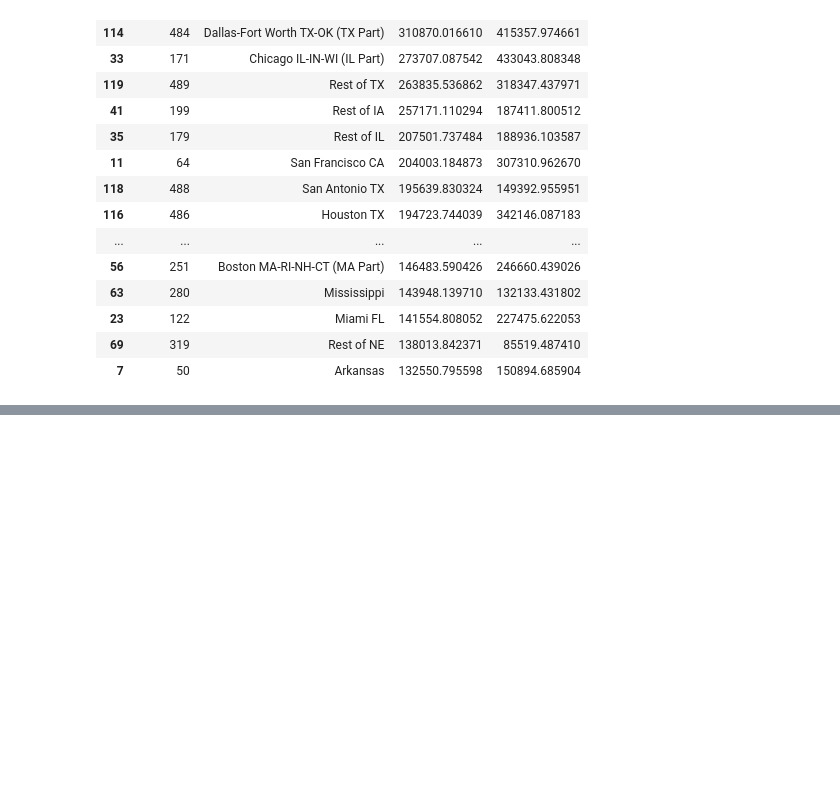
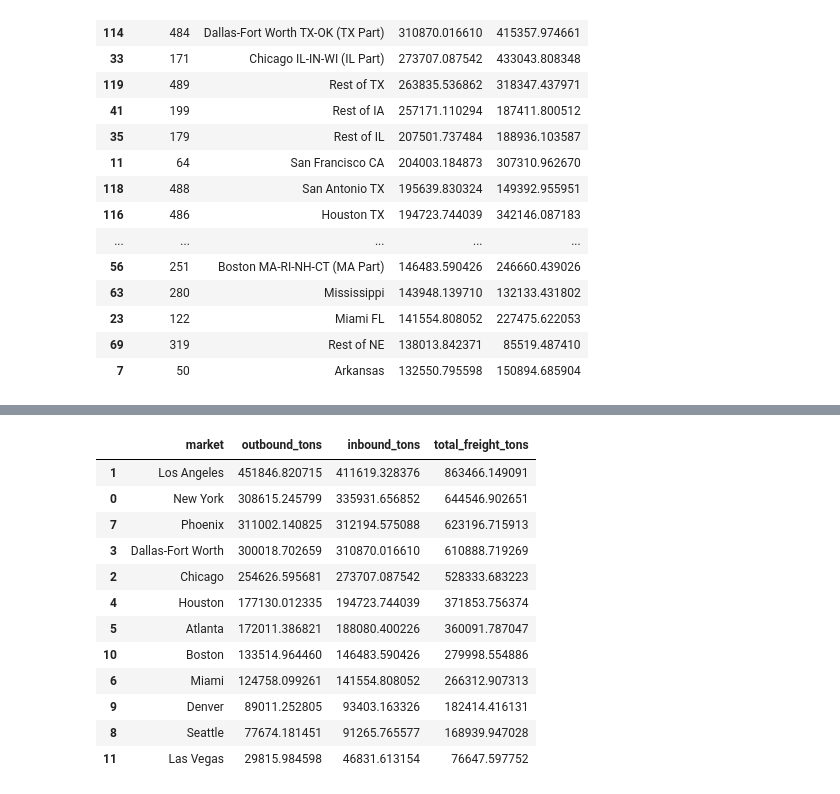
Before and after one commit to Ansarss/Ai_learning_experiments, a Jupyter notebook: Optimization_Techniques_Exercise_.ipynb, the cells around one changed output, grey strips where cells are left out. Drawn from its saved outputs; the diff is of its cells as text; code cells hidden in the pictures; blank space fills up the shorter version.

```diff
--- a/Optimization_Techniques_Exercise_.ipynb
+++ b/Optimization_Techniques_Exercise_.ipynb
@@ -625,0 +628,15 @@ destination_summary.head(25)
+# %%
+region_to_faf = {
+    "New York": [341, 363],       # NJ part + NY part
+    "Los Angeles": [61],
+    "Chicago": [171],
+    "Dallas-Fort Worth": [484],
+    "Houston": [486],
+    "Atlanta": [131],
+    "Miami": [122],
+    "Phoenix": [41],
+    "Seattle": [531],
+    "Denver": [81],
+    "Boston": [251],
+    "Las Vegas": [321]
+}
@@ -625,0 +667,40 @@ destination_summary.head(25)
+# %%
+market_freight = []
+
+for market, codes in region_to_faf.items():
+
+    outbound = origin_summary[
+        origin_summary["dms_orig"].isin(codes)
+    ]["total_tons"].sum()
+
+    inbound = destination_summary[
+        destination_summary["dms_dest"].isin(codes)
+    ]["total_tons"].sum()
+
+    market_freight.append({
+        "market": market,
+        "outbound_tons": outbound,
+        "inbound_tons": inbound,
+        "total_freight_tons": outbound + inbound
+    })
+
+market_freight = pd.DataFrame(market_freight)
+
+market_freight.sort_values(
+    "total_freight_tons",
+    ascending=False
+)
+# %% [output]
+|  | market | outbound_tons | inbound_tons | total_freight_tons |
+| 1 | Los Angeles | 451846.820715 | 411619.328376 | 863466.149091 |
+| 0 | New York | 308615.245799 | 335931.656852 | 644546.902651 |
+| 7 | Phoenix | 311002.140825 | 312194.575088 | 623196.715913 |
+| 3 | Dallas-Fort Worth | 300018.702659 | 310870.016610 | 610888.719269 |
+| 2 | Chicago | 254626.595681 | 273707.087542 | 528333.683223 |
+| 4 | Houston | 177130.012335 | 194723.744039 | 371853.756374 |
+| 5 | Atlanta | 172011.386821 | 188080.400226 | 360091.787047 |
+| 10 | Boston | 133514.964460 | 146483.590426 | 279998.554886 |
+| 6 | Miami | 124758.099261 | 141554.808052 | 266312.907313 |
+| 9 | Denver | 89011.252805 | 93403.163326 | 182414.416131 |
+| 8 | Seattle | 77674.181451 | 91265.765577 | 168939.947028 |
+| 11 | Las Vegas | 29815.984598 | 46831.613154 | 76647.597752 |
```
Also changed, not shown: parts of 4 cells of this notebook.
